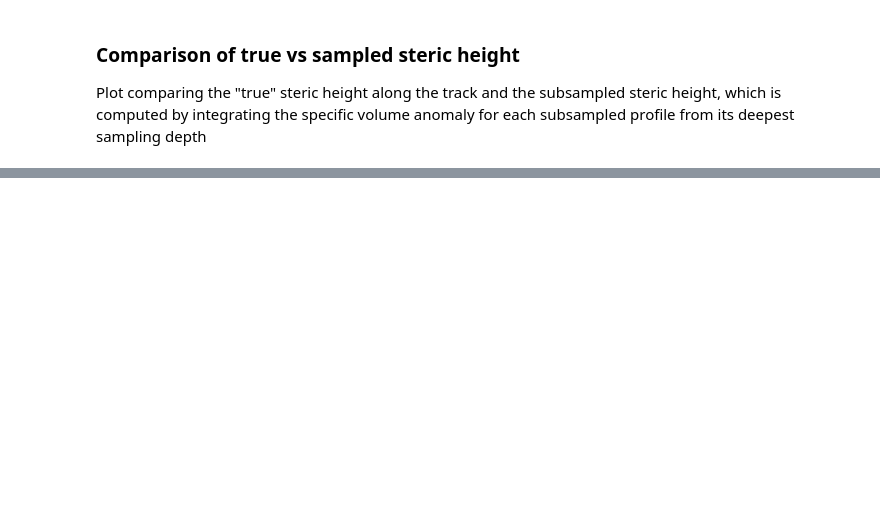
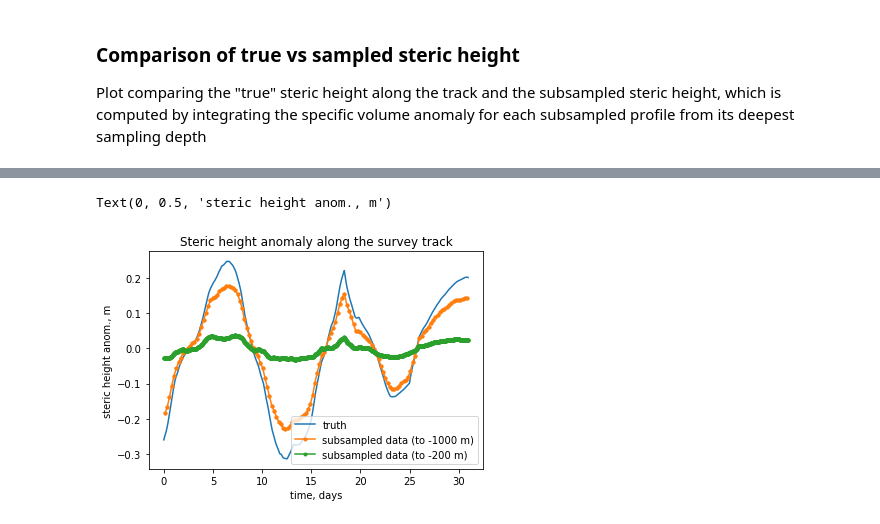
Before and after one commit to kdrushka/model-subsampling, a Jupyter notebook: demo.ipynb, the cells around one changed output, grey strips where cells are left out. Cells and saved outputs as stored; diff of their text form; code cells hidden in the pictures; blank space fills up the shorter version.

Commit message:
fix plotting

```diff
--- a/demo.ipynb
+++ b/demo.ipynb
@@ -192,21 +199,27 @@ plt.ylabel('steric height anom., m')
 # %%
 # compare a shallower sampling strategy:
 sampling_details_shallow = dict(sampling_details)
 sampling_details_shallow['zrange'] = [-1 ,-200]
-survey_track_shallow, sdata_shallow, sh_true_shallow = survey_interp(ds, SAMPLING_STRATEGY, sampling_details_shallow)
 
+# get track
+survey_track_shallow, survey_indices_shallow, sampling_parameter_shallows = get_survey_track(ds, SAMPLING_STRATEGY, sampling_details_shallow)
+# interpolate
+sdata_shallow, sh_true_shallow = survey_interp(ds, survey_track_shallow, survey_indices_shallow)
 # truth:
 plt.plot(sh_true.time, sh_true.values - sh_true.values.mean())
 # get index of the deepest sampling depths
 i = ( sdata.dep.values == sdata.dep.values.min() )
 plt.plot(sdata.time.values[i], sdata.steric_height.values[i] - sdata.steric_height.values[i].mean(),'.-')
 j = ( sdata_shallow.dep.values == sdata_shallow.dep.values.min() )
 plt.plot(sdata_shallow.time.values[j], sdata_shallow.steric_height.values[j] - sdata_shallow.steric_height.values[j].mean(),'.-')
 
 plt.title('Steric height anomaly along the survey track')
 plt.legend(['truth',r'subsampled data (to %d m)' % sampling_details['zrange'][1],
             r'subsampled data (to %d m)' % sampling_details_shallow['zrange'][1]])
 
 plt.xlabel('time, days')
 plt.ylabel('steric height anom., m')
+# %% [output]
+Text(0, 0.5, 'steric height anom., m')
+[figure, added]
 # %%
```
Also changed, not shown: parts of 4 cells of this notebook.
